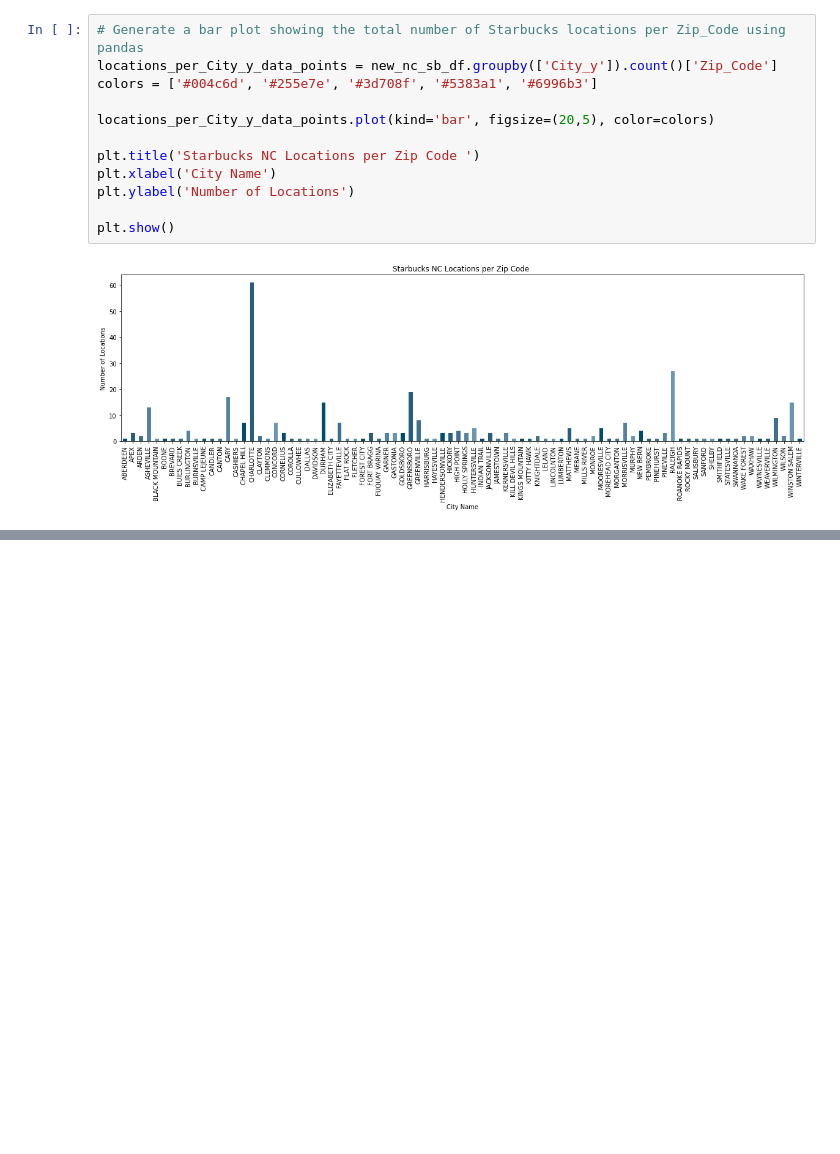
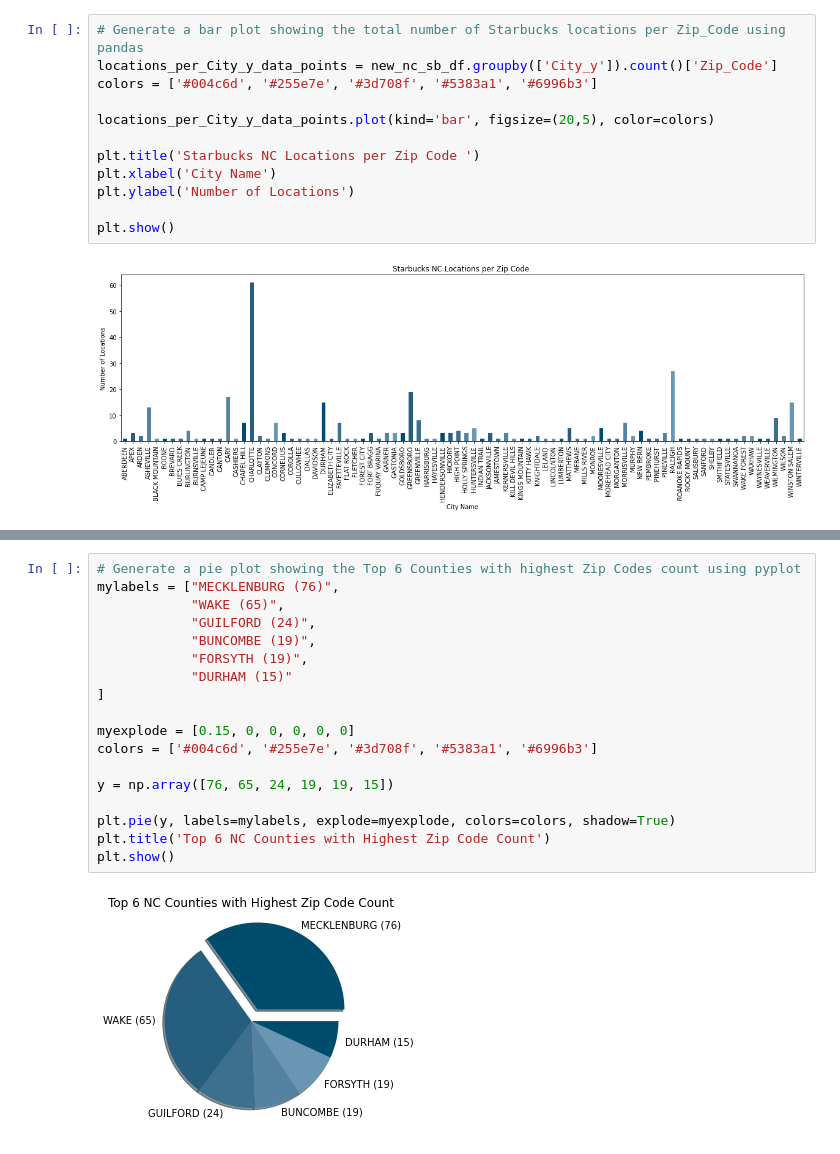
Before and after one commit to AnaLindaPenny/project-one, a Jupyter notebook: Starbucks-Solo-Analysis.ipynb, the cells around one changed output, grey strips where cells are left out. Saved outputs shown, nothing was run; the diff lists cells and outputs as text; blank space fills up the shorter version.

```diff
--- a/Starbucks-Solo-Analysis.ipynb
+++ b/Starbucks-Solo-Analysis.ipynb
@@ -242,0 +264,20 @@ plt.show()
+# %%
+# Generate a pie plot showing the Top 6 Counties with highest Zip Codes count using pyplot
+mylabels = ["MECKLENBURG (76)",
+            "WAKE (65)",
+            "GUILFORD (24)",
+            "BUNCOMBE (19)",
+            "FORSYTH (19)",
+            "DURHAM (15)"
+]
+
+myexplode = [0.15, 0, 0, 0, 0, 0]
+colors = ['#004c6d', '#255e7e', '#3d708f', '#5383a1', '#6996b3']
+
+y = np.array([76, 65, 24, 19, 19, 15])
+
+plt.pie(y, labels=mylabels, explode=myexplode, colors=colors, shadow=True)
+plt.title('Top 6 NC Counties with Highest Zip Code Count')
+plt.show()
+# %% [output]
+[figure, added]
```
Also changed, not shown: parts of 23 cells of this notebook, 5 other files.
